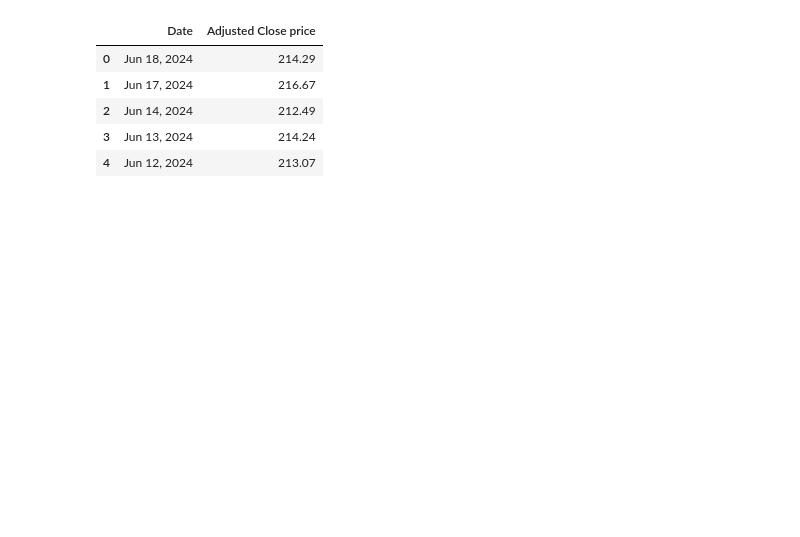
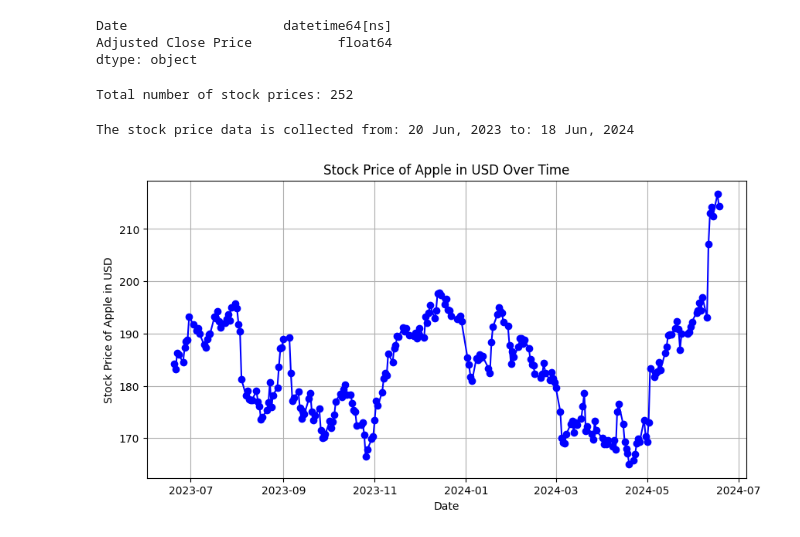
Before and after one commit to Pramurta/Stock-Picking-Data-Analysis, a Jupyter notebook: stock-picking-analysis.ipynb, the cells around one changed output. Cells and saved outputs as stored; diff of their text form; code cells hidden in the pictures; blank space fills up the shorter version.

```diff
--- a/stock-picking-analysis.ipynb
+++ b/stock-picking-analysis.ipynb
@@ -10,7 +12,7 @@ headers = {
 
 #Creating a dataframe to store the dates and the adjusted close prices of apple
 df = None
-prices = {"Date": [], "Adjusted Close price": []}
+prices = {"Date": [], "Adjusted Close Price": []}
 
 response = requests.get(url, headers=headers)
 
@@ -23,19 +25,36 @@ if response.status_code == 200:
         tds = row.find_all('td')
         if len(tds) >= 6:  # Ensure there are at least 6 <td> elements
             prices["Date"].append(tds[0].get_text(strip=True))
-            prices["Adjusted Close price"].append(tds[5].get_text(strip=True))
+            prices["Adjusted Close Price"].append(tds[5].get_text(strip=True))
     df = pd.DataFrame(prices)
 
 
 
 else:
     print(f"Failed to retrieve the webpage. Status code: {response.status_code}")
-
-df.head()
-# %% [output]
-|  | Date | Adjusted Close price |
-| 0 | Jun 18, 2024 | 214.29 |
-| 1 | Jun 17, 2024 | 216.67 |
-| 2 | Jun 14, 2024 | 212.49 |
-| 3 | Jun 13, 2024 | 214.24 |
-| 4 | Jun 12, 2024 | 213.07 |
+# %%
+df['Date'] = pd.to_datetime(df['Date'], format='%b %d, %Y')
+df['Adjusted Close Price'] = pd.to_numeric(df['Adjusted Close Price'])
+df.dtypes
+# %% [output]
+Date                    datetime64[ns]
+Adjusted Close Price           float64
+dtype: object
+# %%
+print("Total number of stock prices:",df.shape[0])
+# %% [output]
+Total number of stock prices: 252
+# %%
+print(f"The stock price data is collected from: {df['Date'].min().strftime('%d %b, %Y')} to: {df['Date'].max().strftime('%d %b, %Y')}")
+# %% [output]
+The stock price data is collected from: 20 Jun, 2023 to: 18 Jun, 2024
+# %%
+plt.figure(figsize=(10, 5))
+plt.plot(df["Date"], df['Adjusted Close Price'], marker='o', linestyle='-', color='b')
+plt.title('Stock Price of Apple in USD Over Time')
+plt.xlabel('Date')
+plt.ylabel('Stock Price of Apple in USD')
+plt.grid(True)
+plt.show()
+# %% [output]
+[figure, added]
```
Also changed, not shown: parts of 1 cell of this notebook.
